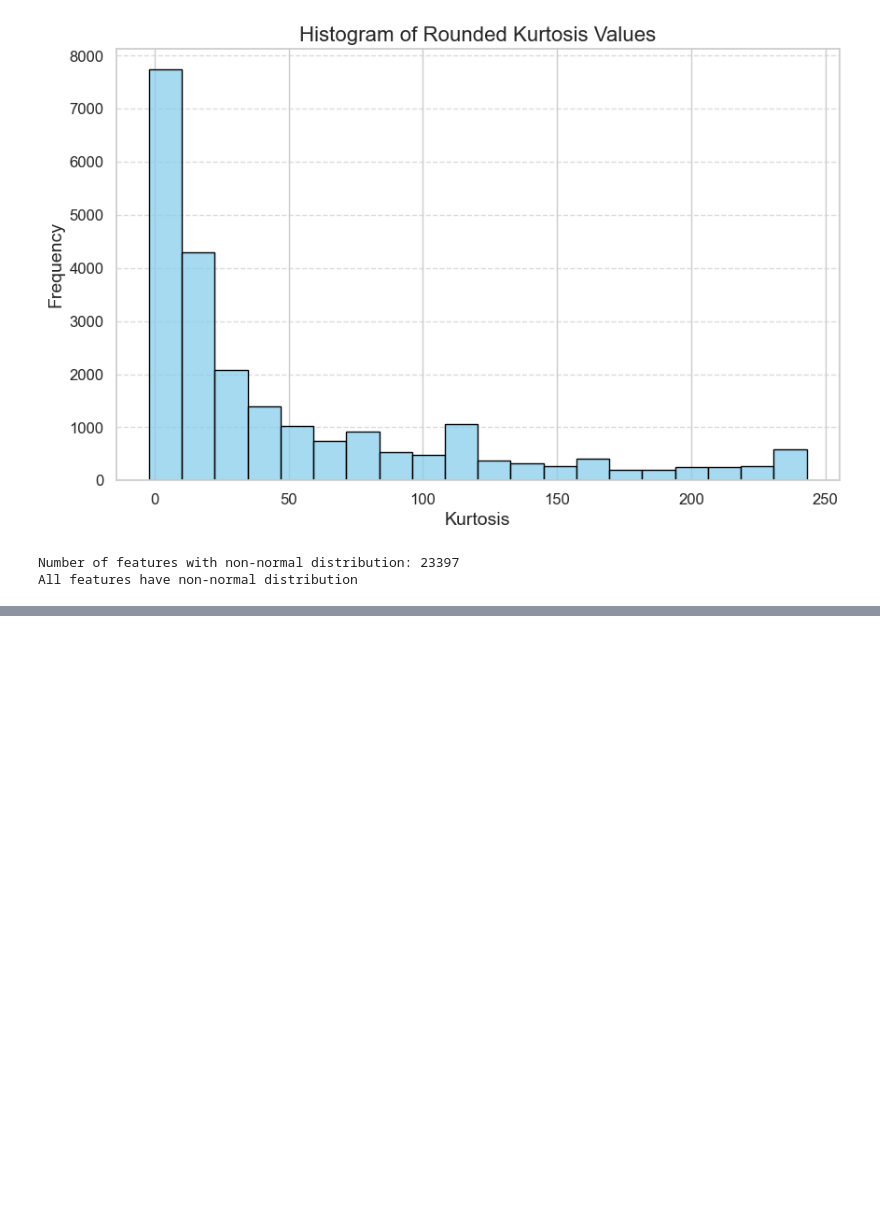
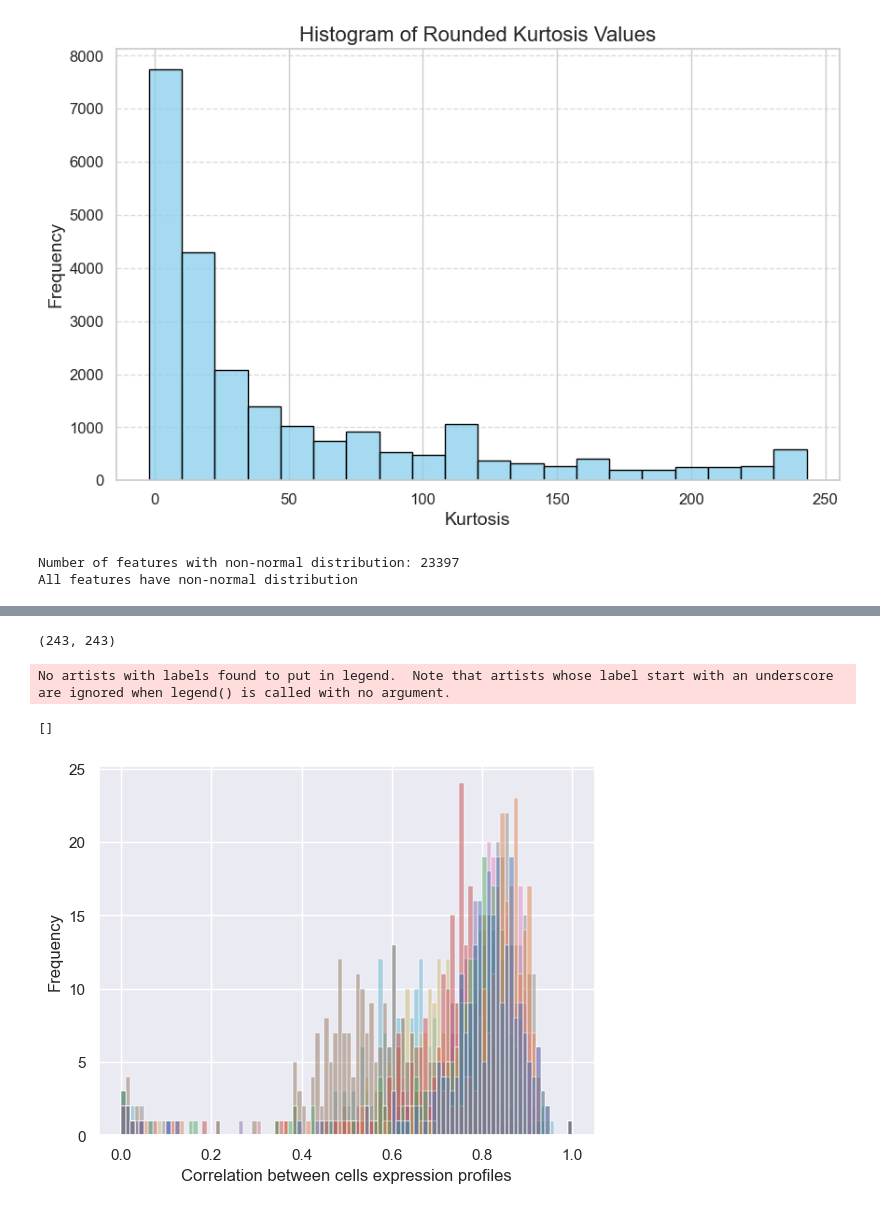
Before and after one commit to eghirardo/ai_lab, a Jupyter notebook: data_proc_filippo.ipynb, the cells around one changed output, grey strips where cells are left out. Saved outputs shown, nothing was run; the diff lists cells and outputs as text; code cells hidden in the pictures; blank space fills up the shorter version.

```diff
--- a/data_proc_filippo.ipynb
+++ b/data_proc_filippo.ipynb
@@ -669,0 +701,17 @@ plt.show()
+# %%
+# We now can plot the distribution of the correlation between gene expression profiles using a
+# histogram (we do it on the first ten variables)
+
+correlation_matrix = pd.DataFrame(correlation_matrix_transpose)
+print(correlation_matrix.shape)
+c_subset = correlation_matrix.iloc[:,:10]
+sns.histplot(c_subset,bins=100)
+plt.legend().set_visible(False)
+plt.ylabel('Frequency')
+plt.xlabel('Correlation between cells expression profiles')
+plt.plot()
+# %% [output]
+(243, 243)
+No artists with labels found to put in legend.  Note that artists whose label start with an underscore are ignored when legend() is called with no argument.
+[]
+[figure, added]
```
Also changed, not shown: parts of 11 cells of this notebook.
